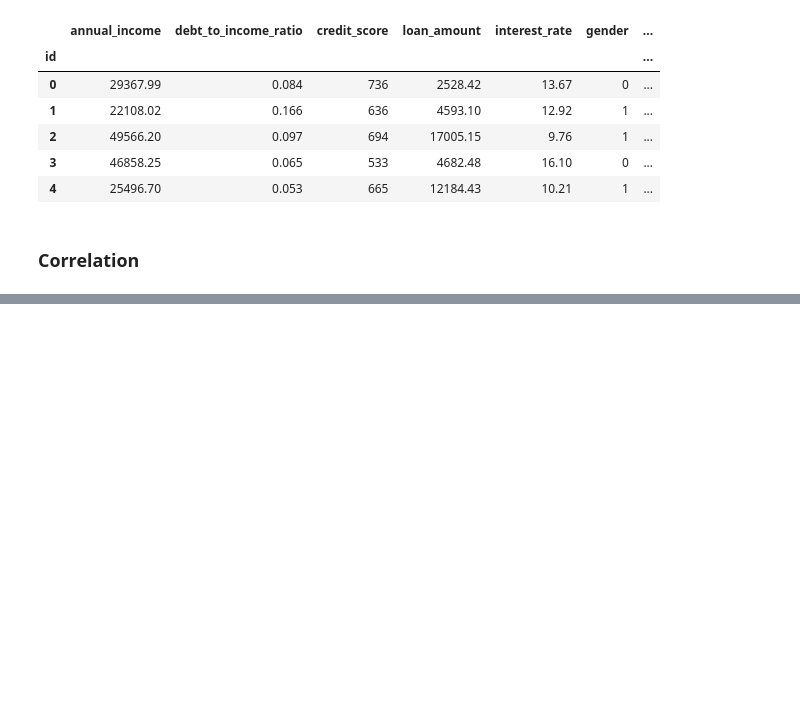
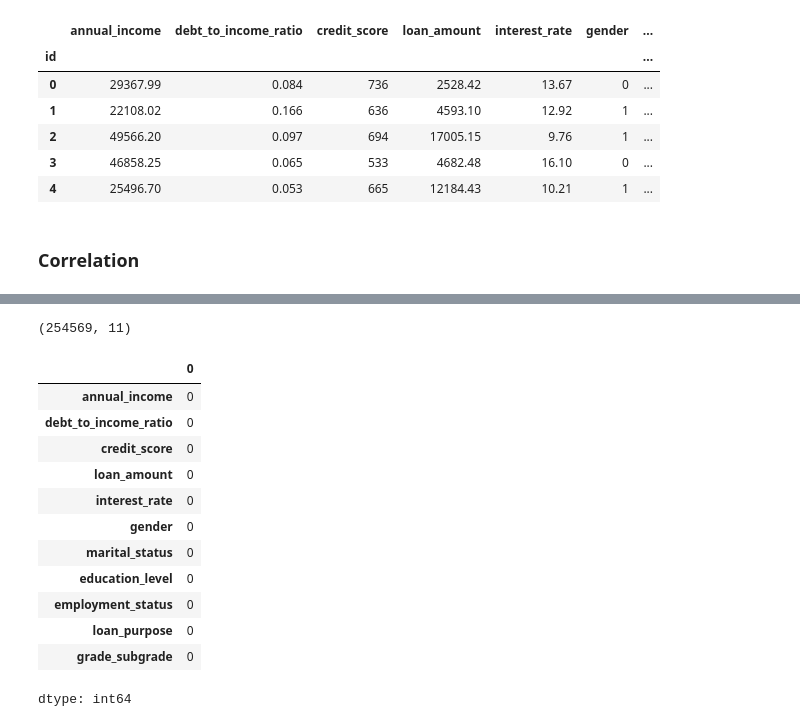
Before and after one commit to abduraaahim/Predicting-Loan-Payback, a Jupyter notebook: index.ipynb, the cells around one changed output, grey strips where cells are left out. Drawn from its saved outputs; the diff is of its cells as text; code cells hidden in the pictures; blank space fills up the shorter version.

```diff
--- a/index.ipynb
+++ b/index.ipynb
@@ -194,0 +332,3 @@ dtype: float64
+# %%
+test = pd.read_csv('test.csv', index_col=0)
+train.head()
@@ -194,0 +343,20 @@ dtype: float64
+# %%
+test.shape
+# %% [output]
+(254569, 11)
+# %%
+test.isna().sum()
+# %% [output]
+|  | 0 |
+| annual_income | 0 |
+| debt_to_income_ratio | 0 |
+| credit_score | 0 |
+| loan_amount | 0 |
+| interest_rate | 0 |
+| gender | 0 |
+| marital_status | 0 |
+| education_level | 0 |
+| employment_status | 0 |
+| loan_purpose | 0 |
+| grade_subgrade | 0 |
+dtype: int64
```
Also changed, not shown: parts of 34 cells of this notebook, 1 other file.
